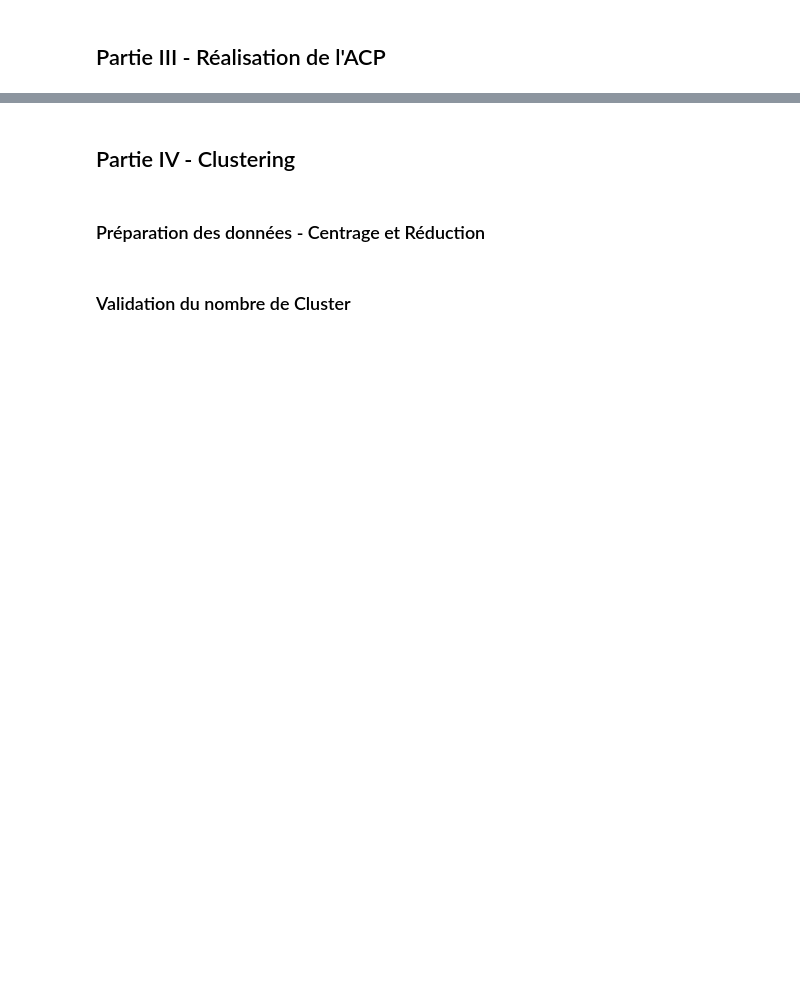
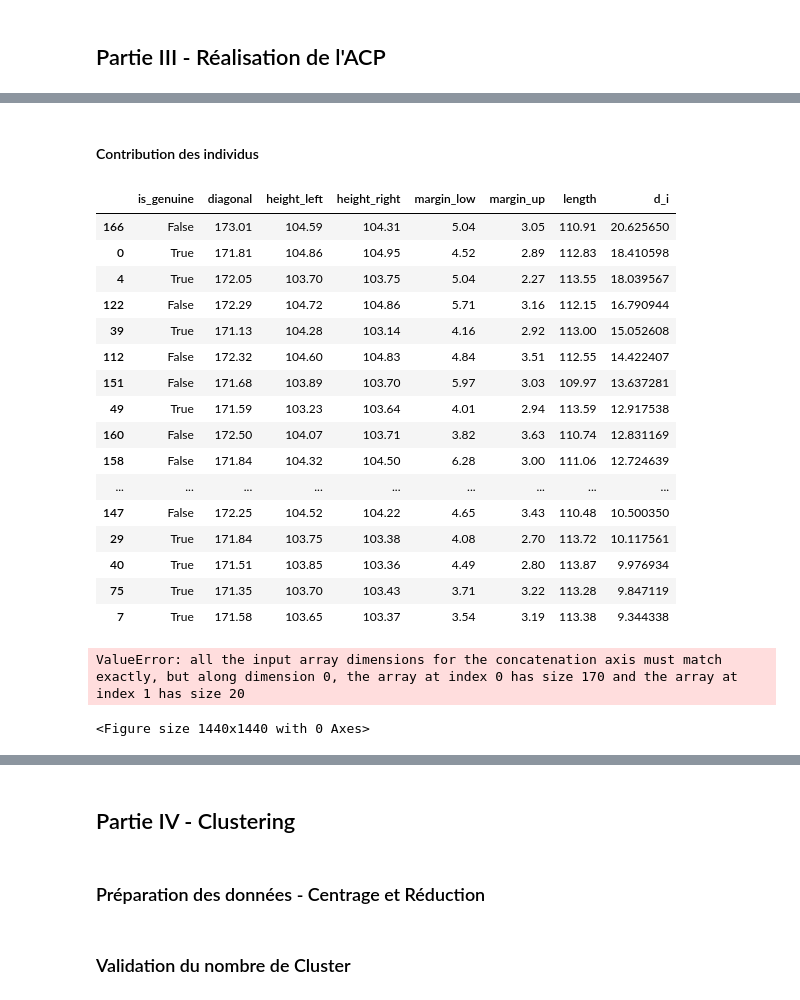
Before and after one commit to FranckDELRUE/FranckDELRUE-OCR-Project-6-DAn-Python, a Jupyter notebook: P6_DELRUE_Franck.ipynb, the cells around one changed output, grey strips where cells are left out. Saved outputs shown, nothing was run; the diff lists cells and outputs as text; code cells hidden in the pictures; blank space fills up the shorter version.

```diff
--- a/P6_DELRUE_Franck.ipynb
+++ b/P6_DELRUE_Franck.ipynb
@@ -26,6 +26,7 @@ sns.set(color_codes = True)
 # %%
 _FONTSIZE_ = 18
 _FONTSIZETITLE_ = 24
+_HEADSIZE_ = 20
 
 params = {'legend.fontsize': 'x-large',
           'figure.figsize': (20, 10),
@@ -113,0 +169,39 @@ OCR.display_factorial_planes(X_projected, n_comp, pca, [(0,1),(2,3),(4,5)], df['
+# %% [markdown]
+#### Contribution des individus
+# %%
+#contribution des individus dans l'inertie totale
+di = np.sum(X_scaled**2,axis=1)
+df['d_i'] = di
+df.sort_values('d_i', ascending=False).head(_HEADSIZE_)
+# %% [output]
+|  | is_genuine | diagonal | height_left | height_right | margin_low | margin_up | length | d_i |
+| 166 | False | 173.01 | 104.59 | 104.31 | 5.04 | 3.05 | 110.91 | 20.625650 |
+| 0 | True | 171.81 | 104.86 | 104.95 | 4.52 | 2.89 | 112.83 | 18.410598 |
+| 4 | True | 172.05 | 103.70 | 103.75 | 5.04 | 2.27 | 113.55 | 18.039567 |
+| 122 | False | 172.29 | 104.72 | 104.86 | 5.71 | 3.16 | 112.15 | 16.790944 |
+| 39 | True | 171.13 | 104.28 | 103.14 | 4.16 | 2.92 | 113.00 | 15.052608 |
+| 112 | False | 172.32 | 104.60 | 104.83 | 4.84 | 3.51 | 112.55 | 14.422407 |
+| 151 | False | 171.68 | 103.89 | 103.70 | 5.97 | 3.03 | 109.97 | 13.637281 |
+| 49 | True | 171.59 | 103.23 | 103.64 | 4.01 | 2.94 | 113.59 | 12.917538 |
+| 160 | False | 172.50 | 104.07 | 103.71 | 3.82 | 3.63 | 110.74 | 12.831169 |
+| 158 | False | 171.84 | 104.32 | 104.50 | 6.28 | 3.00 | 111.06 | 12.724639 |
+| ... | ... | ... | ... | ... | ... | ... | ... | ... |
+| 147 | False | 172.25 | 104.52 | 104.22 | 4.65 | 3.43 | 110.48 | 10.500350 |
+| 29 | True | 171.84 | 103.75 | 103.38 | 4.08 | 2.70 | 113.72 | 10.117561 |
+| 40 | True | 171.51 | 103.85 | 103.36 | 4.49 | 2.80 | 113.87 | 9.976934 |
+| 75 | True | 171.35 | 103.70 | 103.43 | 3.71 | 3.22 | 113.28 | 9.847119 |
+| 7 | True | 171.58 | 103.65 | 103.37 | 3.54 | 3.19 | 113.38 | 9.344338 |
+# %%
+data_pca_di = df.sort_values('d_i', ascending=False).head(_HEADSIZE_)[['diagonal', 'height_left', 'height_right', 'margin_low', 'margin_up', 'length']]
+X_di = data_pca_di.values
+
+# Centrage et Réduction
+std_scale_di = preprocessing.StandardScaler().fit(X_di)
+X_scaled_di = std_scale_di.transform(X_di)
+
+# Projection des individus
+X_projected_di = pca.transform(X_scaled)
+OCR.display_factorial_planes(X_projected_di, n_comp, pca, [(0,1)], df.sort_values('d_i', ascending=False).head(_HEADSIZE_)['is_genuine'].astype(int), labels = df.sort_values('d_i', ascending=False).head(_HEADSIZE_).index)
+# %% [output]
+ValueError: all the input array dimensions for the concatenation axis must match exactly, but along dimension 0, the array at index 0 has size 170 and the array at index 1 has size 20
+<Figure size 1440x1440 with 0 Axes>
```
Also changed, not shown: parts of 61 cells of this notebook, 6 other files.
